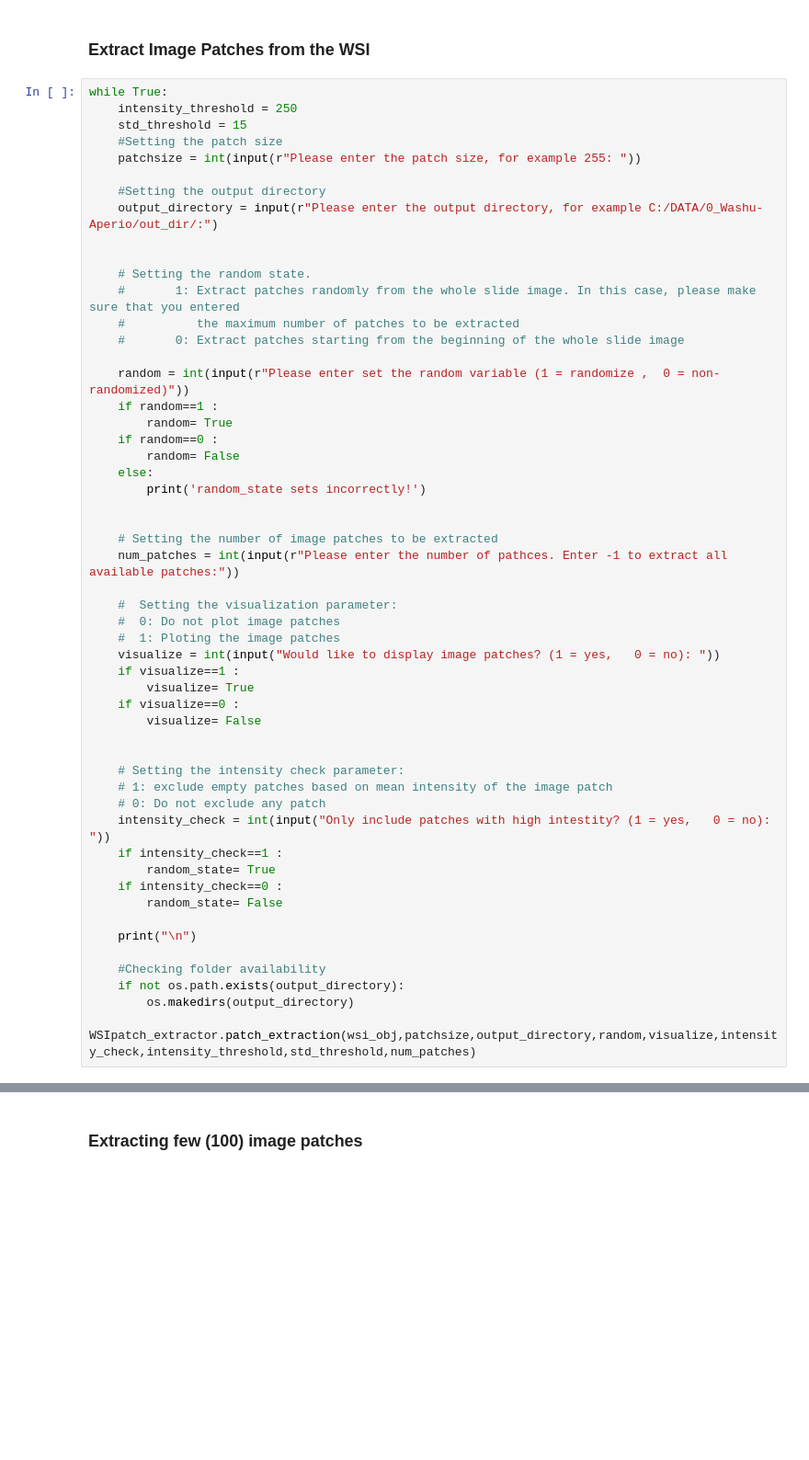
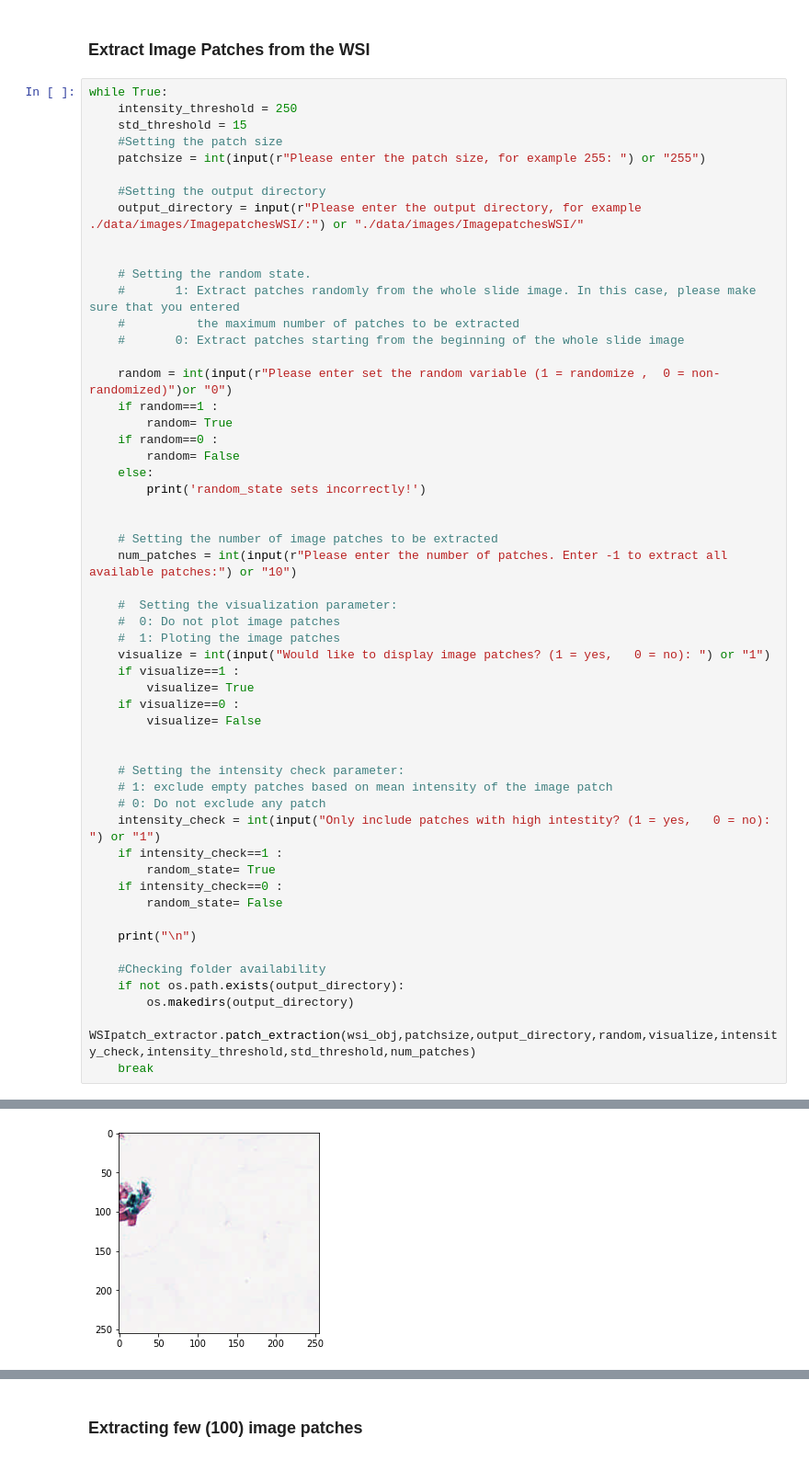
Before and after one commit to DIDSR/ValidPath, a Jupyter notebook: 03_patch_extraction.ipynb, the cells around one changed output, grey strips where cells are left out. Shown at 92% size. Cells and saved outputs as stored; diff of their text form; blank space fills up the shorter version.

```diff
--- a/03_patch_extraction.ipynb
+++ b/03_patch_extraction.ipynb
@@ -132,10 +146,10 @@ while True:
     intensity_threshold = 250
     std_threshold = 15
     #Setting the patch size
-    patchsize = int(input(r"Please enter the patch size, for example 255: "))
+    patchsize = int(input(r"Please enter the patch size, for example 255: ") or "255")
 
     #Setting the output directory
-    output_directory = input(r"Please enter the output directory, for example C:/DATA/0_Washu-Aperio/out_dir/:")
+    output_directory = input(r"Please enter the output directory, for example ./data/images/ImagepatchesWSI/:") or "./data/images/ImagepatchesWSI/"
 
 
     # Setting the random state.
@@ -143,7 +157,7 @@ while True:
     #          the maximum number of patches to be extracted
     #       0: Extract patches starting from the beginning of the whole slide image
 
-    random = int(input(r"Please enter set the random variable (1 = randomize ,  0 = non-randomized)"))
+    random = int(input(r"Please enter set the random variable (1 = randomize ,  0 = non-randomized)")or "0")
     if random==1 :
         random= True
     if random==0 :
@@ -153,12 +167,12 @@ while True:
 
 
     # Setting the number of image patches to be extracted
-    num_patches = int(input(r"Please enter the number of pathces. Enter -1 to extract all available patches:"))
+    num_patches = int(input(r"Please enter the number of patches. Enter -1 to extract all available patches:") or "10")
 
     #  Setting the visualization parameter:
     #  0: Do not plot image patches
     #  1: Ploting the image patches
-    visualize = int(input("Would like to display image patches? (1 = yes,   0 = no): "))
+    visualize = int(input("Would like to display image patches? (1 = yes,   0 = no): ") or "1")
     if visualize==1 :
         visualize= True
     if visualize==0 :
@@ -168,7 +182,7 @@ while True:
     # Setting the intensity check parameter:
     # 1: exclude empty patches based on mean intensity of the image patch
     # 0: Do not exclude any patch
-    intensity_check = int(input("Only include patches with high intestity? (1 = yes,   0 = no): "))
+    intensity_check = int(input("Only include patches with high intestity? (1 = yes,   0 = no): ") or "1")
     if intensity_check==1 :
         random_state= True
     if intensity_check==0 :
@@ -180,3 +194,5 @@ while True:
     if not os.path.exists(output_directory):
         os.makedirs(output_directory)
     WSIpatch_extractor.patch_extraction(wsi_obj,patchsize,output_directory,random,visualize,intensity_check,intensity_threshold,std_threshold,num_patches)
+    break
+# %% [output]
@@ -182,0 +212 @@ while True:
+[figure, added]
```
Also changed, not shown: parts of 6 cells of this notebook, 57 other files.
